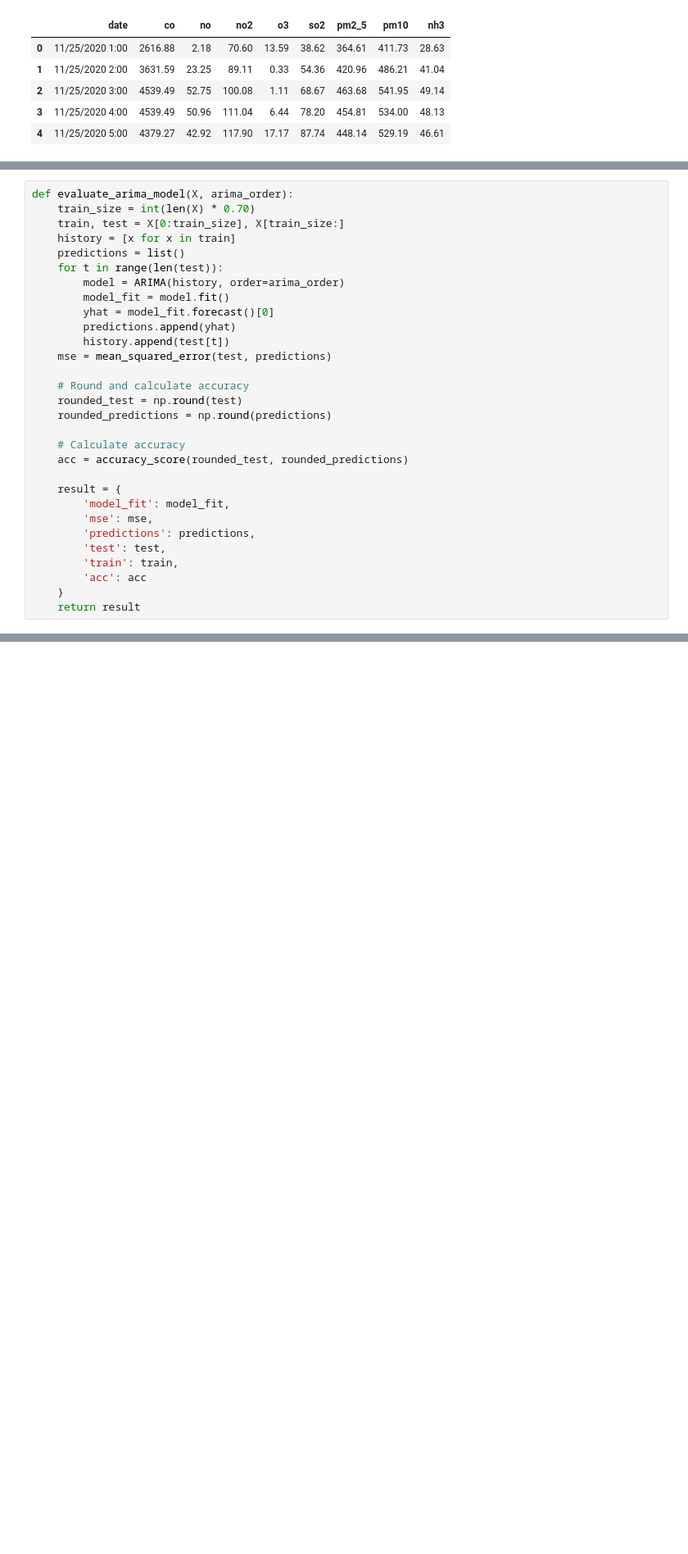
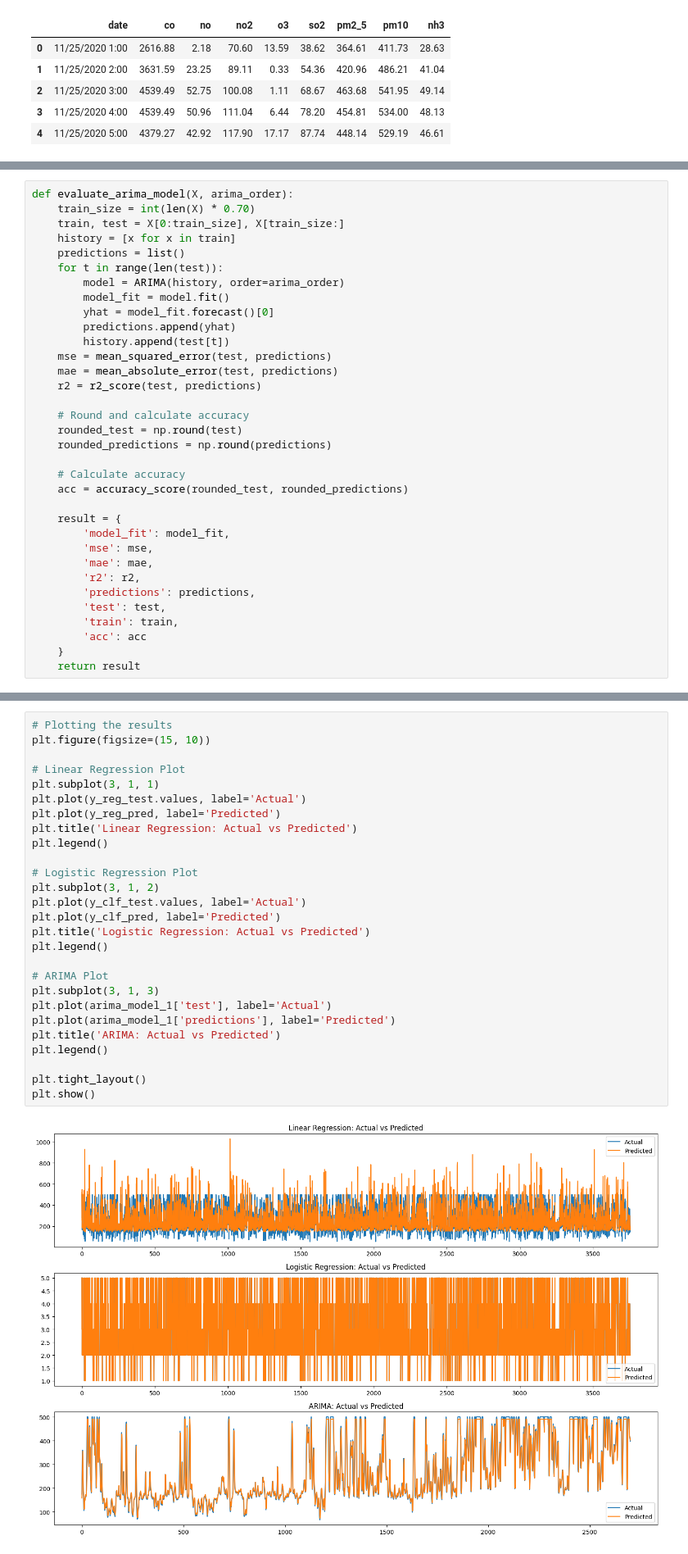
Before and after one commit to Kappappa2111/Air-Quality-Analysis, a Jupyter notebook: code/Project.ipynb, the cells around one changed output, grey strips where cells are left out. Shown at 82% size. Cells and saved outputs as stored; diff of their text form; blank space fills up the shorter version.

```diff
--- a/code/Project.ipynb
+++ b/code/Project.ipynb
@@ -231,6 +272,8 @@ def evaluate_arima_model(X, arima_order):
         predictions.append(yhat)
         history.append(test[t])
     mse = mean_squared_error(test, predictions)
+    mae = mean_absolute_error(test, predictions)
+    r2 = r2_score(test, predictions)
 
     # Round and calculate accuracy
     rounded_test = np.round(test)
@@ -242,6 +285,8 @@ def evaluate_arima_model(X, arima_order):
     result = {
         'model_fit': model_fit,
         'mse': mse,
+        'mae': mae,
+        'r2': r2,
         'predictions': predictions,
         'test': test,
         'train': train,
@@ -341,0 +345,29 @@ Mean Squared Error: 2822.1161512113463
+# %%
+# Plotting the results
+plt.figure(figsize=(15, 10))
+
+# Linear Regression Plot
+plt.subplot(3, 1, 1)
+plt.plot(y_reg_test.values, label='Actual')
+plt.plot(y_reg_pred, label='Predicted')
+plt.title('Linear Regression: Actual vs Predicted')
+plt.legend()
+
+# Logistic Regression Plot
+plt.subplot(3, 1, 2)
+plt.plot(y_clf_test.values, label='Actual')
+plt.plot(y_clf_pred, label='Predicted')
+plt.title('Logistic Regression: Actual vs Predicted')
+plt.legend()
+
+# ARIMA Plot
+plt.subplot(3, 1, 3)
+plt.plot(arima_model_1['test'], label='Actual')
+plt.plot(arima_model_1['predictions'], label='Predicted')
+plt.title('ARIMA: Actual vs Predicted')
+plt.legend()
+
+plt.tight_layout()
+plt.show()
+# %% [output]
+[figure, added]
```
Also changed, not shown: parts of 16 cells of this notebook.
